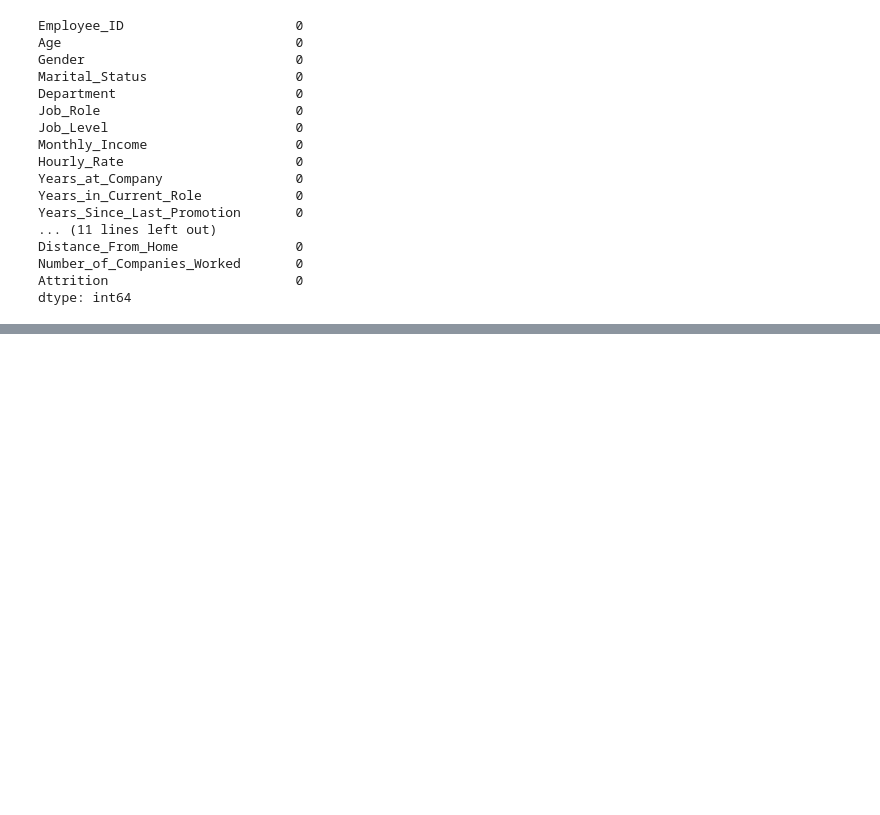
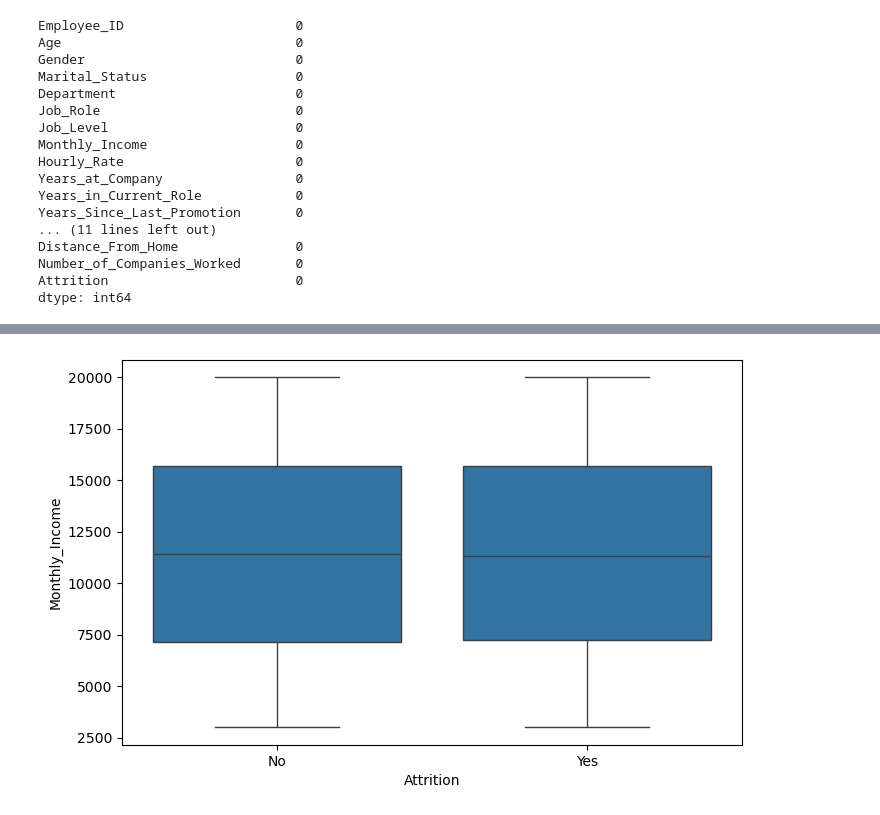
Before and after one commit to suranjanamajumdar05-glitch/Employee-Attrition-Prediction, a Jupyter notebook: Employee Attrition Code.ipynb, the cells around one changed output, grey strips where cells are left out. Drawn from its saved outputs; the diff is of its cells as text; code cells hidden in the pictures; blank space fills up the shorter version.

```diff
--- a/Employee Attrition Code.ipynb
+++ b/Employee Attrition Code.ipynb
@@ -79,0 +102,7 @@ dtype: int64
+# %%
+#Cell 8 - Monthly Income vs Attrition
+plt.figure(figsize=(8,5))
+sns.boxplot(x="Attrition",y="Monthly_Income",data=df)
+plt.show()
+# %% [output]
+[figure, added]
```
Also changed, not shown: parts of 7 cells of this notebook.
